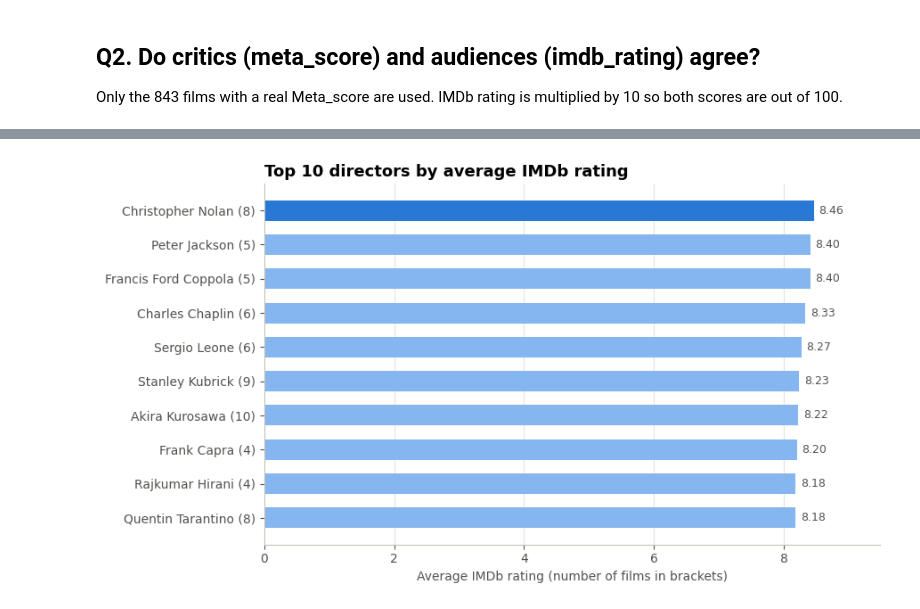
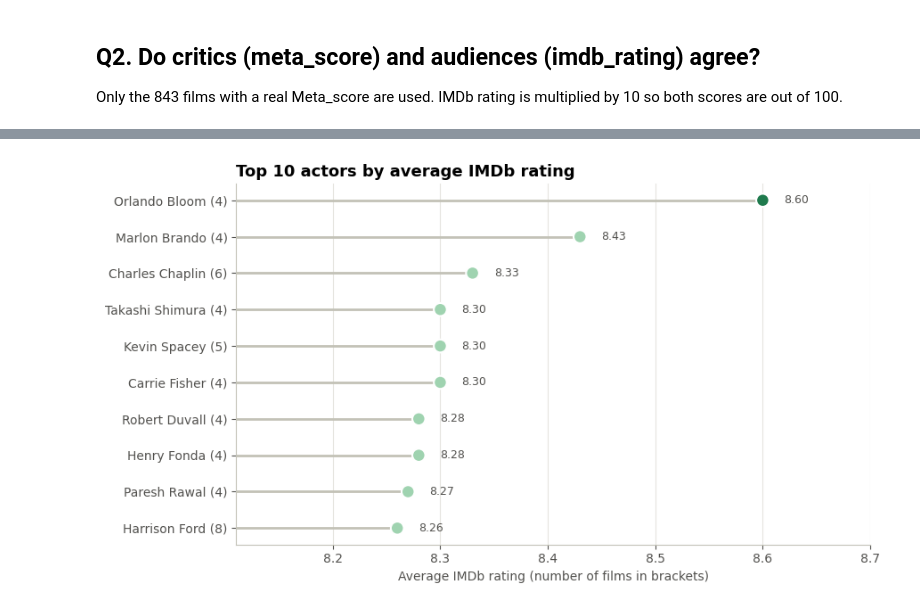
Before and after one commit to catarina-bm/first_project, a Jupyter notebook: notebooks/imdb_sql_charts_bindu.ipynb, the cells around one changed output, grey strips where cells are left out. Cells and saved outputs as stored; diff of their text form; code cells hidden in the pictures.

```diff
--- a/notebooks/imdb_sql_charts_bindu.ipynb
+++ b/notebooks/imdb_sql_charts_bindu.ipynb
@@ -189,20 +268,21 @@ pd.read_sql(q2_disagree, engine)   # show as a table on the slide
 # %%
-q3_directors = """
-SELECT d.director_name,
+q3_actors = """
+SELECT a.actor_name,
        COUNT(*)                     AS films,
        ROUND(AVG(r.imdb_rating), 2) AS avg_rating,
        ROUND(AVG(m.gross_revenue))  AS avg_gross
-FROM directors d
-JOIN movies m  ON d.director_id = m.director_id
-JOIN ratings r ON m.movie_id = r.movie_id
-GROUP BY d.director_id, d.director_name
+FROM actors a
+JOIN movie_cast mc ON a.actor_id = mc.actor_id
+JOIN movies m      ON mc.movie_id = m.movie_id
+JOIN ratings r     ON m.movie_id = r.movie_id
+GROUP BY a.actor_id, a.actor_name
 HAVING COUNT(*) >= 4
 ORDER BY avg_rating DESC
 LIMIT 10
 """
-directors = pd.read_sql(q3_directors, engine)
-directors["label"] = directors["director_name"] + " (" + directors["films"].astype(str) + ")"
-hbar(directors, "label", "avg_rating", "Top 10 directors by average IMDb rating",
+actors = pd.read_sql(q3_actors, engine)
+actors["label"] = actors["actor_name"] + " (" + actors["films"].astype(str) + ")"
+dotplot(actors, "label", "avg_rating", "Top 10 actors by average IMDb rating",
      "Average IMDb rating (number of films in brackets)", fmt="{:.2f}")
 # %% [output]
-[figure, old version]
+[figure, new version]
```
Also changed, not shown: parts of 13 cells of this notebook, 16 other files.
